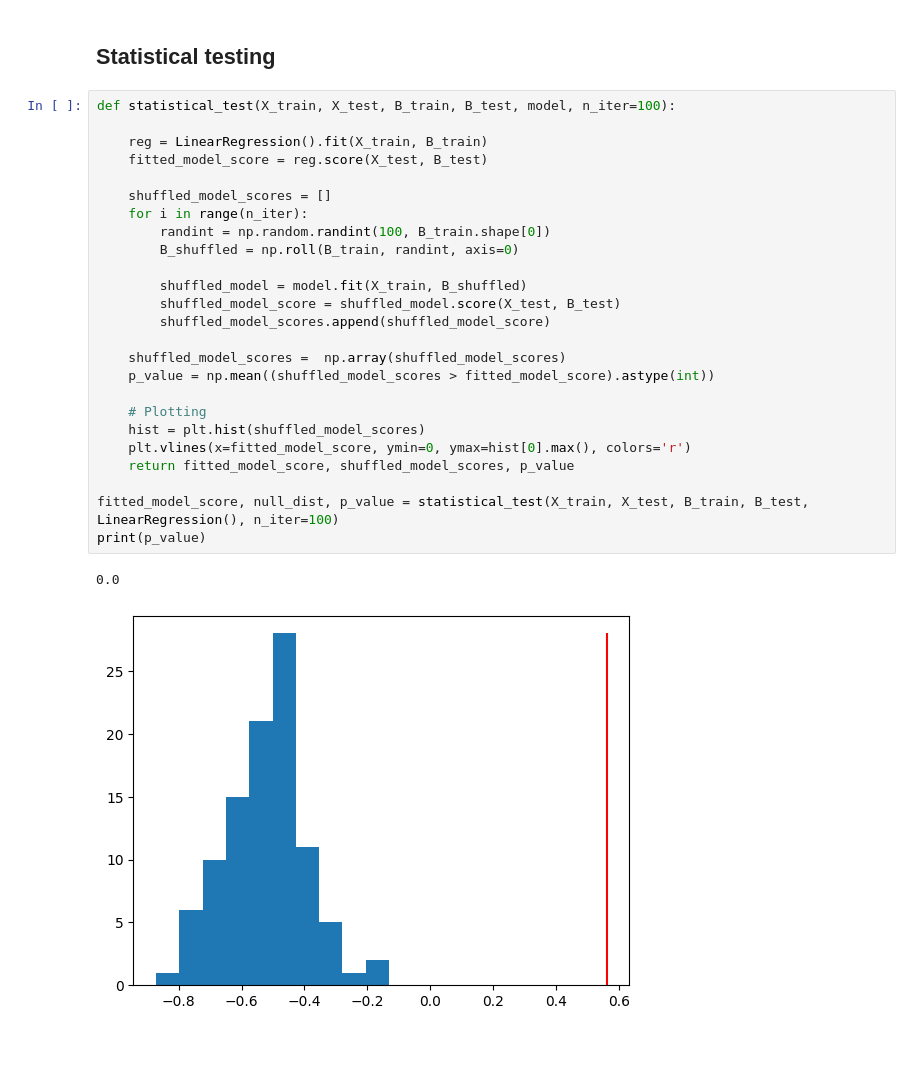
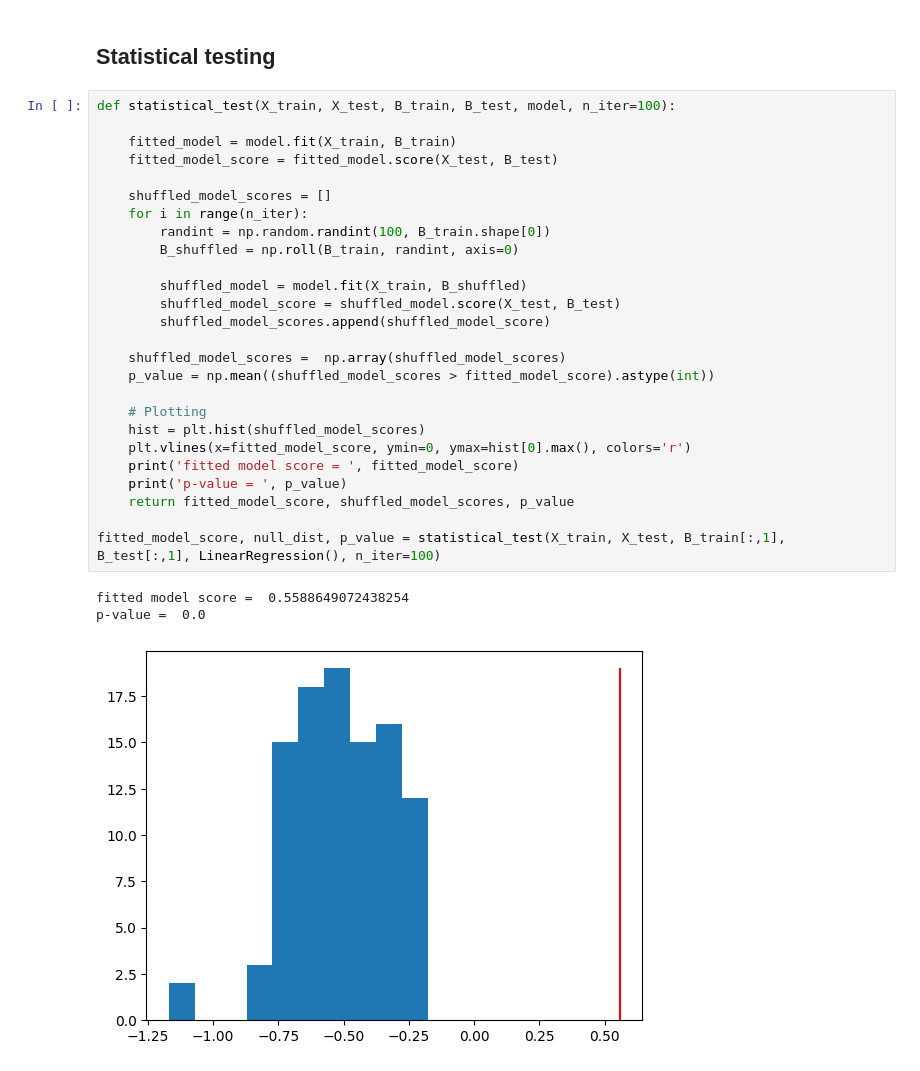
Before and after one commit to akshey-kumar/BunDLe-Net, a Jupyter notebook: experimental/bundle_net_on_fish/interpreting_neurons.ipynb, the cells around one changed output. Drawn from its saved outputs; the diff is of its cells as text.

```diff
--- a/experimental/bundle_net_on_fish/interpreting_neurons.ipynb
+++ b/experimental/bundle_net_on_fish/interpreting_neurons.ipynb
@@ -169,31 +169,33 @@ np.savetxt('coeffs_lasso_reg_alpha_1E-1_win_10_vigour', reg.coef_[1].reshape(10,
 # %%
 def statistical_test(X_train, X_test, B_train, B_test, model, n_iter=100):
 
-    reg = LinearRegression().fit(X_train, B_train)
-    fitted_model_score = reg.score(X_test, B_test)
+    fitted_model = model.fit(X_train, B_train)
+    fitted_model_score = fitted_model.score(X_test, B_test)
 
     shuffled_model_scores = []
     for i in range(n_iter):
         randint = np.random.randint(100, B_train.shape[0])
         B_shuffled = np.roll(B_train, randint, axis=0)
 
         shuffled_model = model.fit(X_train, B_shuffled)
         shuffled_model_score = shuffled_model.score(X_test, B_test)
         shuffled_model_scores.append(shuffled_model_score)
 
     shuffled_model_scores =  np.array(shuffled_model_scores)
     p_value = np.mean((shuffled_model_scores > fitted_model_score).astype(int))
 
     # Plotting
     hist = plt.hist(shuffled_model_scores)
     plt.vlines(x=fitted_model_score, ymin=0, ymax=hist[0].max(), colors='r')
+    print('fitted model score = ', fitted_model_score)
+    print('p-value = ', p_value)
     return fitted_model_score, shuffled_model_scores, p_value
 
-fitted_model_score, null_dist, p_value = statistical_test(X_train, X_test, B_train, B_test, LinearRegression(), n_iter=100)
-print(p_value)
+fitted_model_score, null_dist, p_value = statistical_test(X_train, X_test, B_train[:,1], B_test[:,1], LinearRegression(), n_iter=100)
 # %% [output]
-0.0
+fitted model score =  0.5588649072438254
+p-value =  0.0
-[figure, old version]
+[figure, new version]
 # %%
 def statistical_test_a_la_moritz(X_train, X_test, B_train, B_test, model, n_iter=100):
 
```
Also changed, not shown: parts of 5 cells of this notebook, 15 other files.
